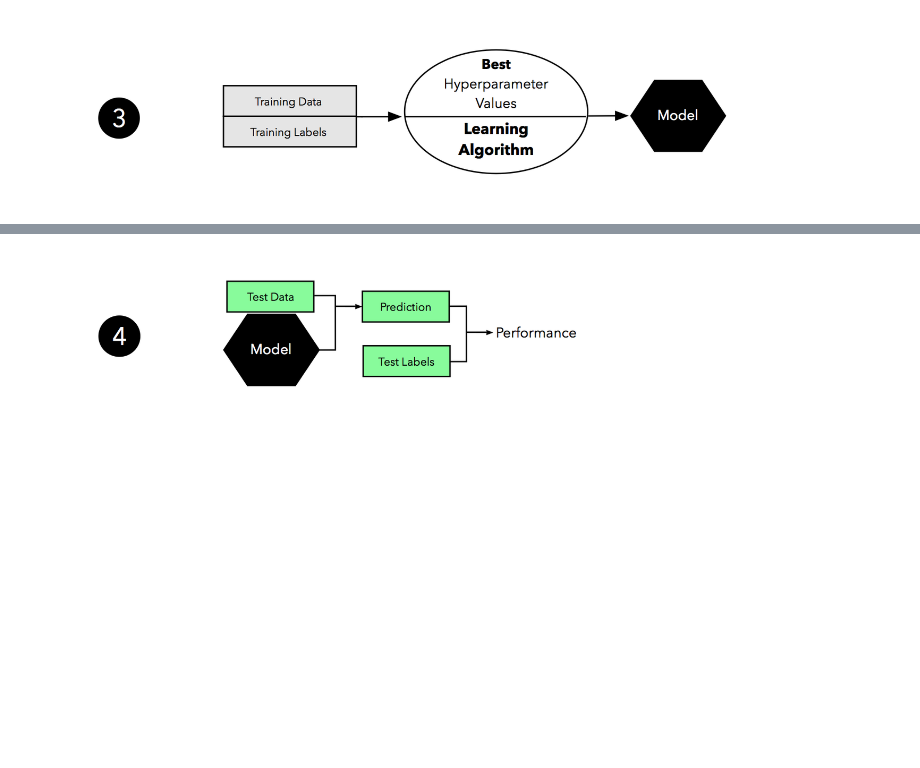
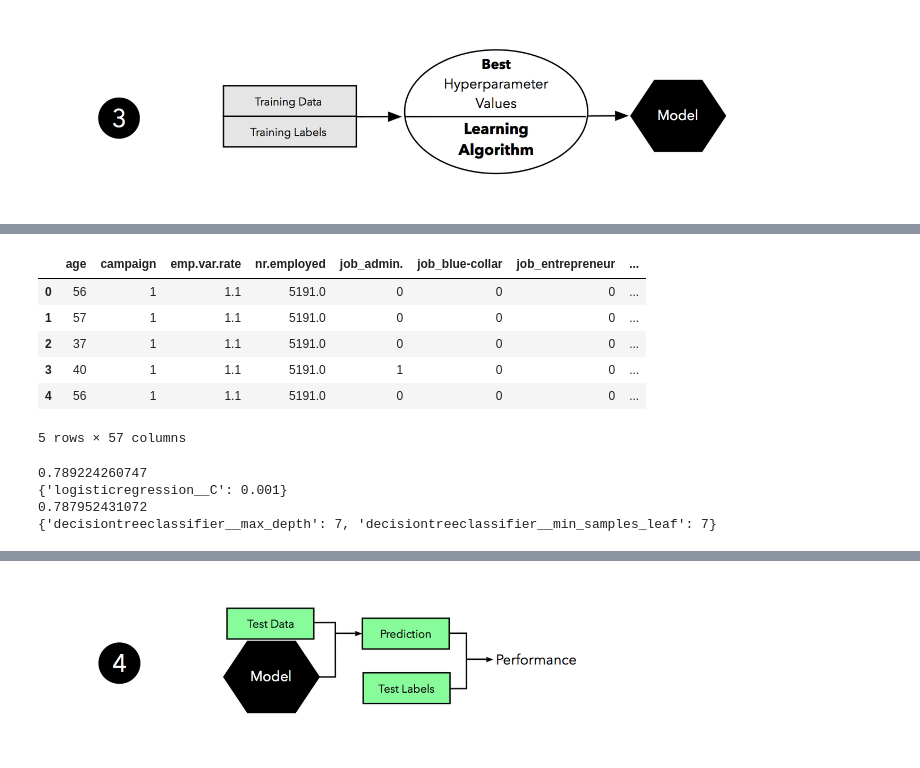
Before and after one commit to kwarodom/sidtechtalent, a Jupyter notebook: ML-Week3/Exercise/exercise.ipynb, the cells around one changed output, grey strips where cells are left out. Drawn from its saved outputs; the diff is of its cells as text; code cells hidden in the pictures; blank space fills up the shorter version.

Commit message:
model selection exercise

```diff
--- a/ML-Week3/Exercise/exercise.ipynb
+++ b/ML-Week3/Exercise/exercise.ipynb
@@ -131,0 +226,64 @@ SELECT BEST ESTIMATOR IN EACH ALGORITHM
+# %%
+features = ['age', 'job', 'marital', 'education', 'default', 'housing', 'loan', 'contact', 'month', 'day_of_week',
+            'campaign', 'poutcome', 'emp.var.rate', 'nr.employed']
+X = df[features]
+X = pd.get_dummies(X, columns=['job', 'marital', 'education', 'default', 'housing', 'loan',
+                                   'contact', 'month', 'day_of_week'])
+X.head()
+# %% [output]
+|  | age | campaign | emp.var.rate | nr.employed | job_admin. | job_blue-collar | job_entrepreneur | ... |
+| 0 | 56 | 1 | 1.1 | 5191.0 | 0 | 0 | 0 | ... |
+| 1 | 57 | 1 | 1.1 | 5191.0 | 0 | 0 | 0 | ... |
+| 2 | 37 | 1 | 1.1 | 5191.0 | 0 | 0 | 0 | ... |
+| 3 | 40 | 1 | 1.1 | 5191.0 | 1 | 0 | 0 | ... |
+| 4 | 56 | 1 | 1.1 | 5191.0 | 0 | 0 | 0 | ... |
+5 rows × 57 columns
+# %%
+X_train, X_test, y_train, y_test = \
+    train_test_split(X, y,
+                     test_size=0.2,
+                     stratify=y,
+                     random_state=1)
+
+from sklearn.tree import DecisionTreeClassifier
+from sklearn.model_selection import GridSearchCV
+from sklearn.linear_model import LogisticRegression
+from sklearn.pipeline import make_pipeline
+from sklearn.preprocessing import StandardScaler
+
+pipe_lr = make_pipeline(StandardScaler(),
+                        LogisticRegression(random_state=1))
+
+param_grid_lr = [{'logisticregression__C': [0.0001, 0.001, 0.01, 0.1, 1.0, 10.0, 100.0, 1000.0]}]
+
+gs_lr = GridSearchCV(estimator=pipe_lr,
+                  param_grid=param_grid_lr,
+                  scoring='roc_auc', #roc_auc
+                  cv=10,
+                  refit=True) #refit with training data
+
+gs_lr = gs_lr.fit(X_train, y_train)
+
+print(gs_lr.best_score_)
+print(gs_lr.best_params_)
+
+pipe_dt = make_pipeline(DecisionTreeClassifier(random_state=1))
+
+param_grid_dt = [{'decisiontreeclassifier__max_depth': [1, 2, 3, 4, 5, 6, 7, None],
+               'decisiontreeclassifier__min_samples_leaf': [1, 2, 3, 4, 5, 6, 7]}]
+
+gs_dt = GridSearchCV(estimator=pipe_dt,
+                  param_grid=param_grid_dt,
+                  scoring='roc_auc',
+                  cv=10,
+                  refit=True)
+
+gs_dt = gs_dt.fit(X_train, y_train)
+
+print(gs_dt.best_score_)
+print(gs_dt.best_params_)
+# %% [output]
+0.789224260747
+{'logisticregression__C': 0.001}
+0.787952431072
+{'decisiontreeclassifier__max_depth': 7, 'decisiontreeclassifier__min_samples_leaf': 7}
```
Also changed, not shown: parts of 15 cells of this notebook, 1 other file.
